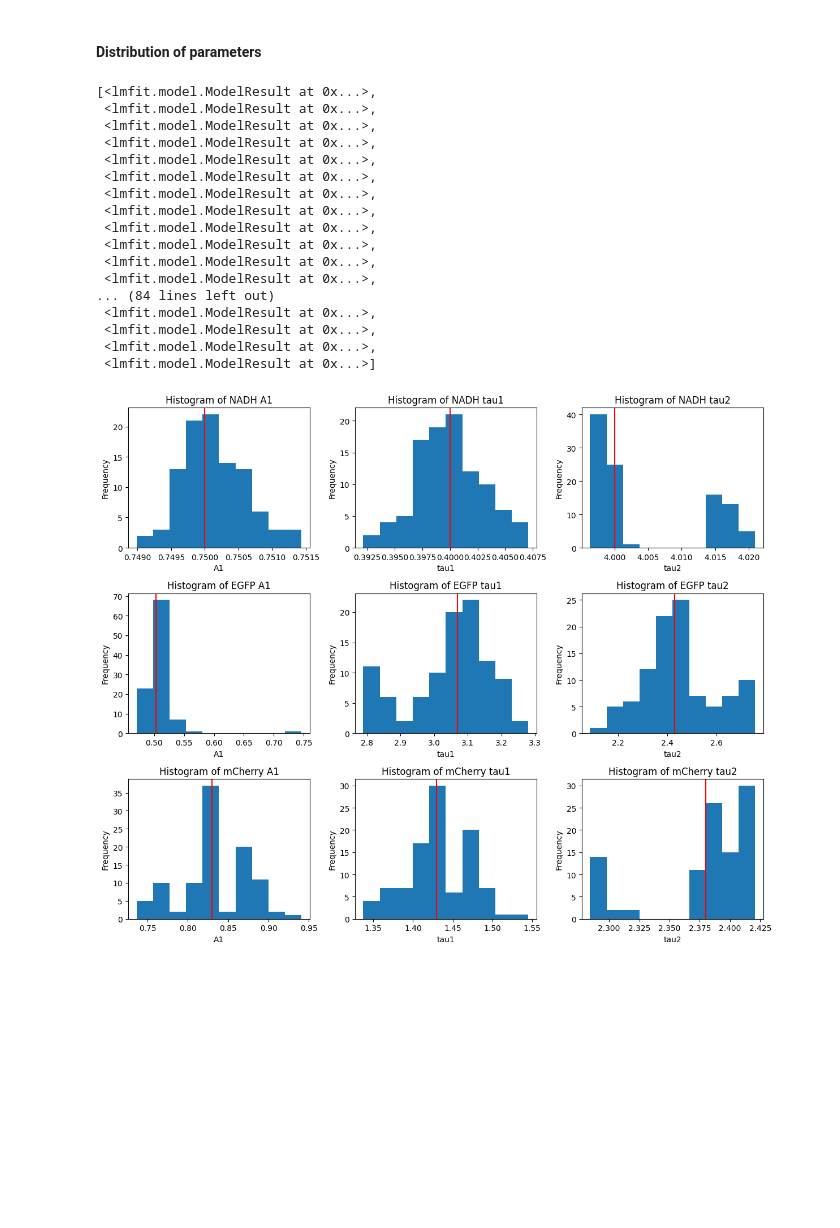
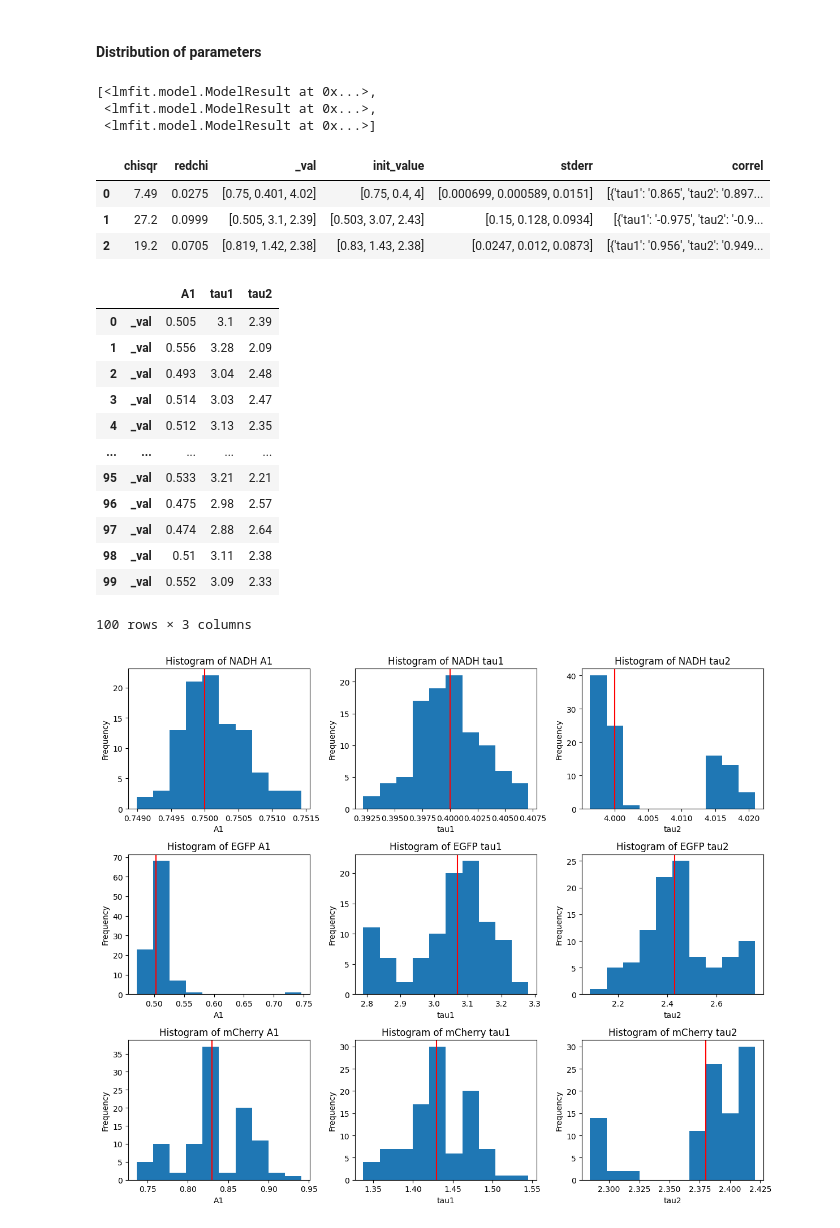
Before and after one commit to ngcnpeter/Y3_Group_Project_2B, a Jupyter notebook: TCSPC-simulation/interim_report.ipynb, the cells around one changed output. Saved outputs shown, nothing was run; the diff lists cells and outputs as text; code cells hidden in the pictures; blank space fills up the shorter version.

```diff
--- a/TCSPC-simulation/interim_report.ipynb
+++ b/TCSPC-simulation/interim_report.ipynb
@@ -190,26 +190,38 @@ for i,sim in enumerate(sim_list):
         result, params_opt, chi2_red, fit_report = exp_fit(exp2,sim.t,y,[sim.amp[0]]+sim.tau
         ,weights = weights,method = 'cobyla')
         results[sim_name[i]].append(result)
-# %%
-results['EGFP']
-# %% [output]
-[<lmfit.model.ModelResult at 0x...>,
- <lmfit.model.ModelResult at 0x...>,
- <lmfit.model.ModelResult at 0x...>,
- <lmfit.model.ModelResult at 0x...>,
- <lmfit.model.ModelResult at 0x...>,
- <lmfit.model.ModelResult at 0x...>,
- <lmfit.model.ModelResult at 0x...>,
- <lmfit.model.ModelResult at 0x...>,
- <lmfit.model.ModelResult at 0x...>,
- <lmfit.model.ModelResult at 0x...>,
- <lmfit.model.ModelResult at 0x...>,
- <lmfit.model.ModelResult at 0x...>,
-... (84 lines left out)
- <lmfit.model.ModelResult at 0x...>,
- <lmfit.model.ModelResult at 0x...>,
- <lmfit.model.ModelResult at 0x...>,
- <lmfit.model.ModelResult at 0x...>]
+# %%
+[result[0] for result in results.values()]
+# %% [output]
+[<lmfit.model.ModelResult at 0x...>,
+ <lmfit.model.ModelResult at 0x...>,
+ <lmfit.model.ModelResult at 0x...>]
+# %%
+#access _val, stderr, init_value, correl
+info_df,par_df = fit_df([result[0] for result in results.values()]) #information dataframe for comparison
+info_df
+# %% [output]
+|  | chisqr | redchi | _val | init_value | stderr | correl |
+| 0 | 7.49 | 0.0275 | [0.75, 0.401, 4.02] | [0.75, 0.4, 4] | [0.000699, 0.000589, 0.0151] | [{'tau1': '0.865', 'tau2': '0.897... |
+| 1 | 27.2 | 0.0999 | [0.505, 3.1, 2.39] | [0.503, 3.07, 2.43] | [0.15, 0.128, 0.0934] | [{'tau1': '-0.975', 'tau2': '-0.9... |
+| 2 | 19.2 | 0.0705 | [0.819, 1.42, 2.38] | [0.83, 1.43, 2.38] | [0.0247, 0.012, 0.0873] | [{'tau1': '0.956', 'tau2': '0.949... |
+# %%
+info_df,par_df = fit_df(results['EGFP']) #info and parameter df for 100 EGFP fits
+par_df.loc[(slice(0,99),'_val'),:]  #access _val, stderr, init_value, correl  by changing the string
+# %% [output]
+|  |  | A1 | tau1 | tau2 |
+| 0 | _val | 0.505 | 3.1 | 2.39 |
+| 1 | _val | 0.556 | 3.28 | 2.09 |
+| 2 | _val | 0.493 | 3.04 | 2.48 |
+| 3 | _val | 0.514 | 3.03 | 2.47 |
+| 4 | _val | 0.512 | 3.13 | 2.35 |
+| ... | ... | ... | ... | ... |
+| 95 | _val | 0.533 | 3.21 | 2.21 |
+| 96 | _val | 0.475 | 2.98 | 2.57 |
+| 97 | _val | 0.474 | 2.88 | 2.64 |
+| 98 | _val | 0.51 | 3.11 | 2.38 |
+| 99 | _val | 0.552 | 3.09 | 2.33 |
+100 rows × 3 columns
 # %%
 fig, axes = plt.subplots(nrows=3, ncols=3, figsize=(12, 10))
 axes = np.array(axes).flatten()
```
Also changed, not shown: parts of 1 cell of this notebook, 2 other files.
